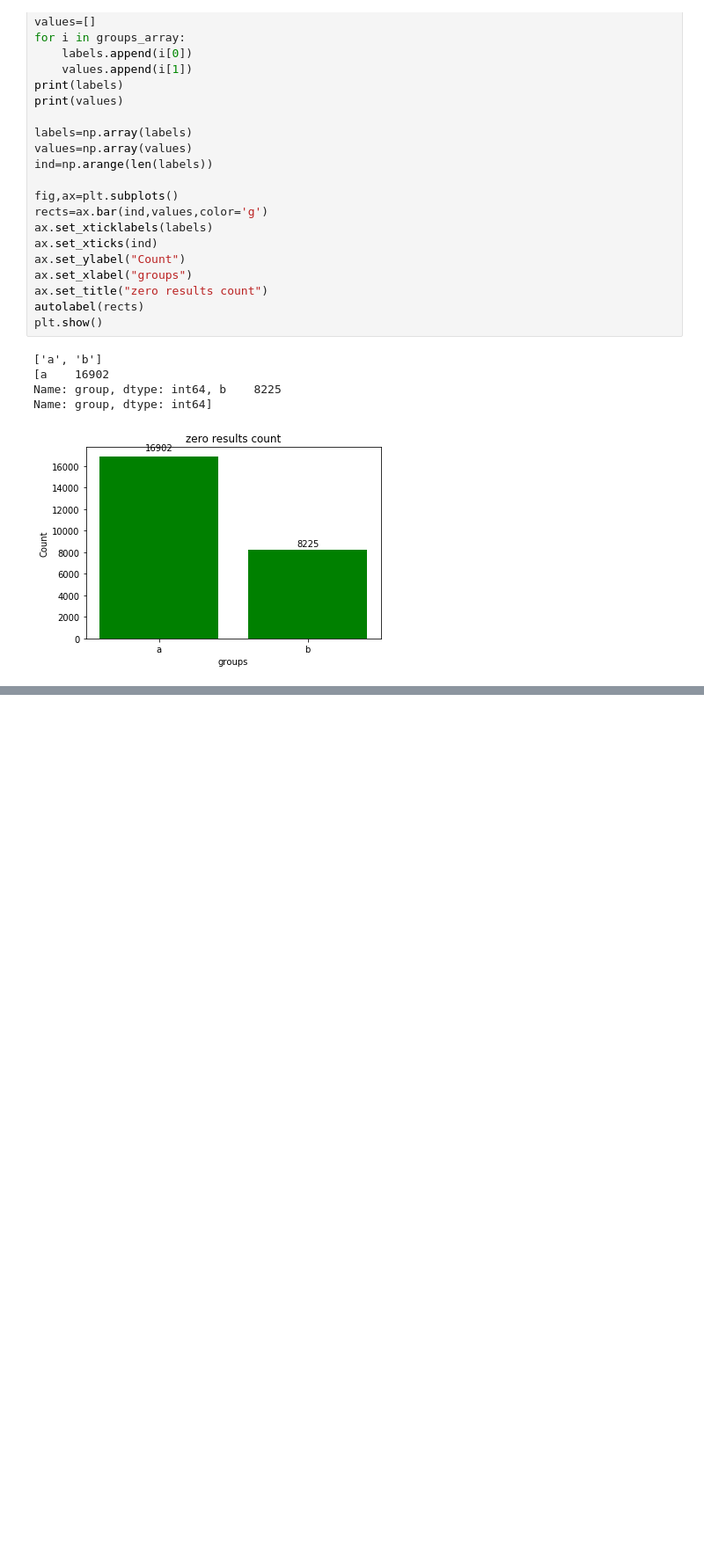
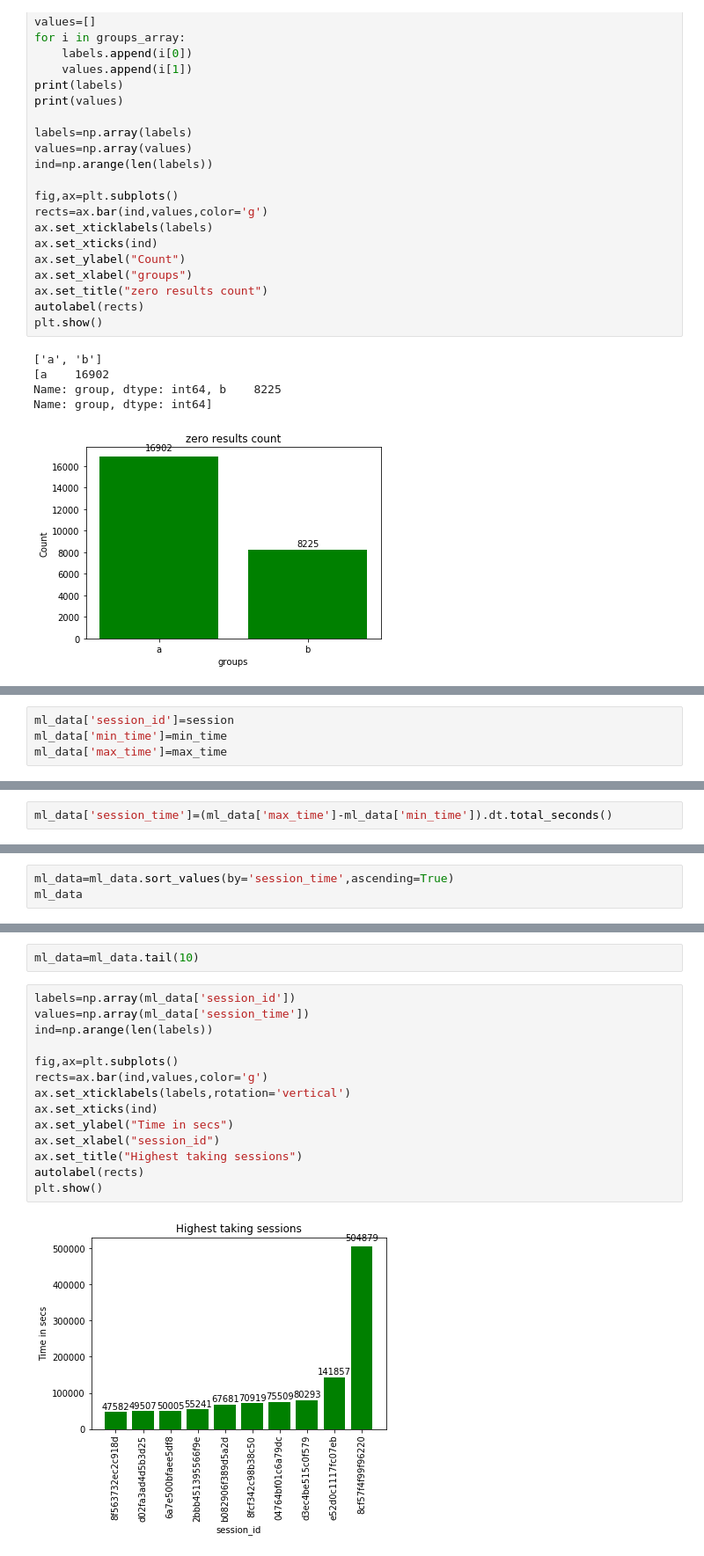
Before and after one commit to Madhu009/Inkredo_Data_Challenge, a Jupyter notebook: Data_analysis.ipynb, the cells around one changed output, grey strips where cells are left out. Shown at 88% size. Cells and saved outputs as stored; diff of their text form; blank space fills up the shorter version.

Commit message:
session time -visuliaztion

```diff
--- a/Data_analysis.ipynb
+++ b/Data_analysis.ipynb
@@ -385,0 +401,4 @@ Name: group, dtype: int64]
+# %%
+ml_data['session_id']=session
+ml_data['min_time']=min_time
+ml_data['max_time']=max_time
@@ -385,0 +414,2 @@ Name: group, dtype: int64]
+# %%
+ml_data['session_time']=(ml_data['max_time']-ml_data['min_time']).dt.total_seconds()
@@ -385,0 +427,3 @@ Name: group, dtype: int64]
+# %%
+ml_data=ml_data.sort_values(by='session_time',ascending=True)
+ml_data
@@ -385,0 +449,18 @@ Name: group, dtype: int64]
+# %%
+ml_data=ml_data.tail(10)
+# %%
+labels=np.array(ml_data['session_id'])
+values=np.array(ml_data['session_time'])
+ind=np.arange(len(labels))
+
+fig,ax=plt.subplots()
+rects=ax.bar(ind,values,color='g')
+ax.set_xticklabels(labels,rotation='vertical')
+ax.set_xticks(ind)
+ax.set_ylabel("Time in secs")
+ax.set_xlabel("session_id")
+ax.set_title("Highest taking sessions")
+autolabel(rects)
+plt.show()
+# %% [output]
+[figure, added]
```
Also changed, not shown: parts of 10 cells of this notebook.
